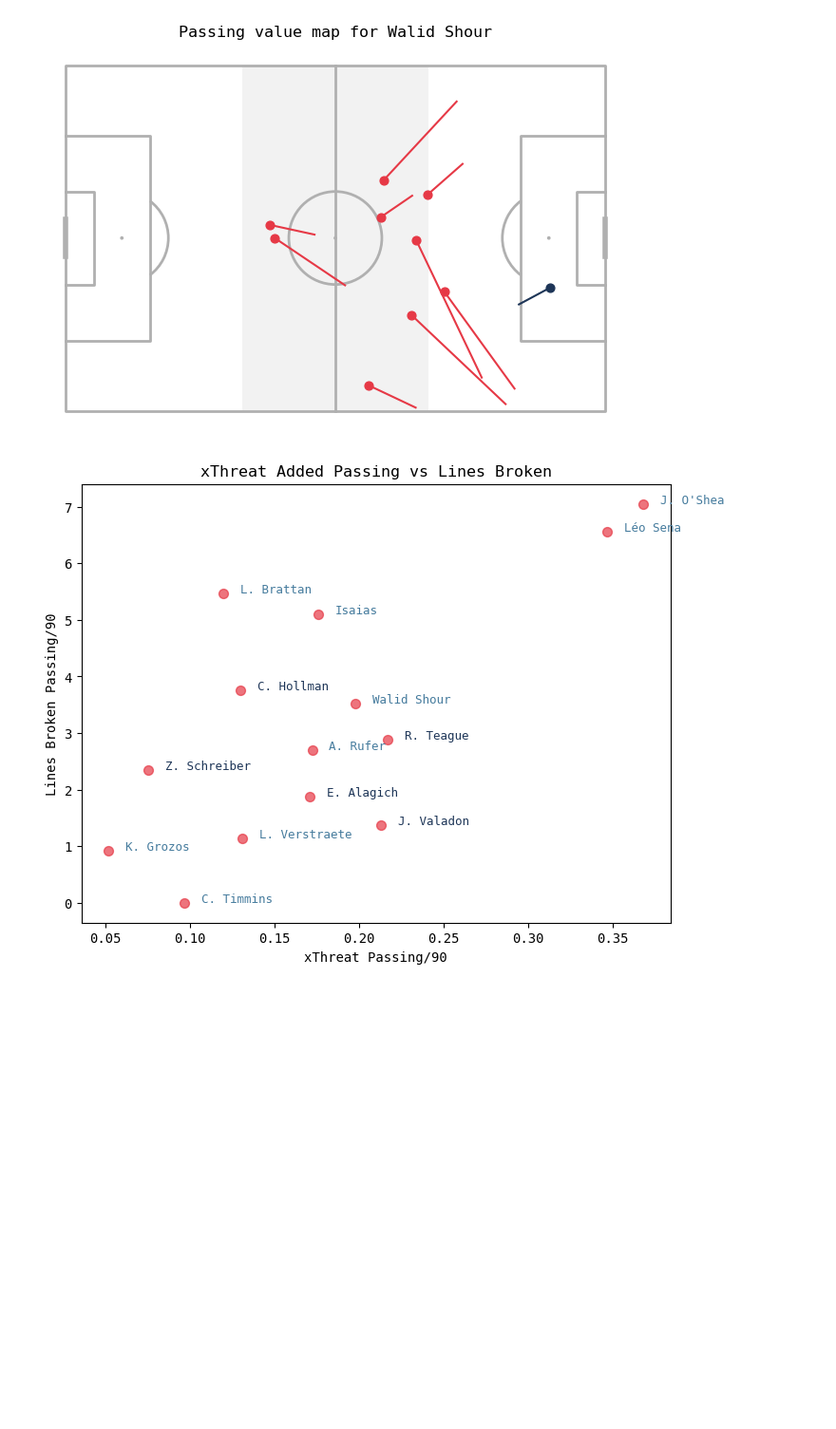
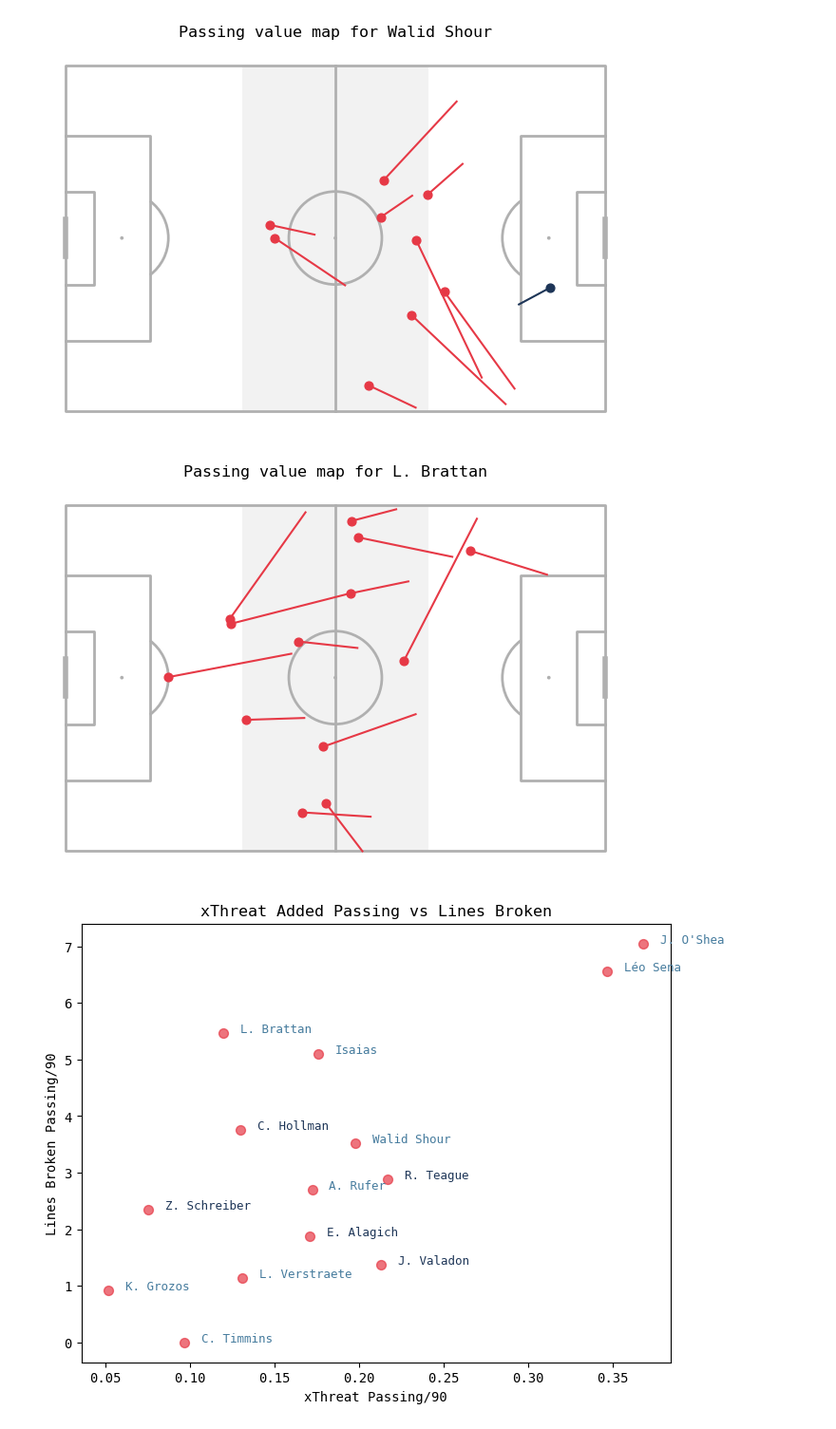
Before and after one commit to nkrackeler30/ASIProj, a Jupyter notebook: Data/ASIProj.ipynb, the cells around one changed output. Shown at 95% size. Saved outputs shown, nothing was run; the diff lists cells and outputs as text; code cells hidden in the pictures; blank space fills up the shorter version.

```diff
--- a/Data/ASIProj.ipynb
+++ b/Data/ASIProj.ipynb
@@ -1355,6 +1371,10 @@ map = ASIProjViz(df).get_passing_value_map(157294)
 map = ASIProjViz(df).get_passing_value_map(287934)
 # %% [output]
 [figure]
+# %%
+map = ASIProjViz(df).get_passing_value_map(51044)
+# %% [output]
+[figure, added]
 # %%
 map = ASIProjViz(df).get_passing_value_scatter()
 map
```
Also changed, not shown: parts of 7 cells of this notebook.
